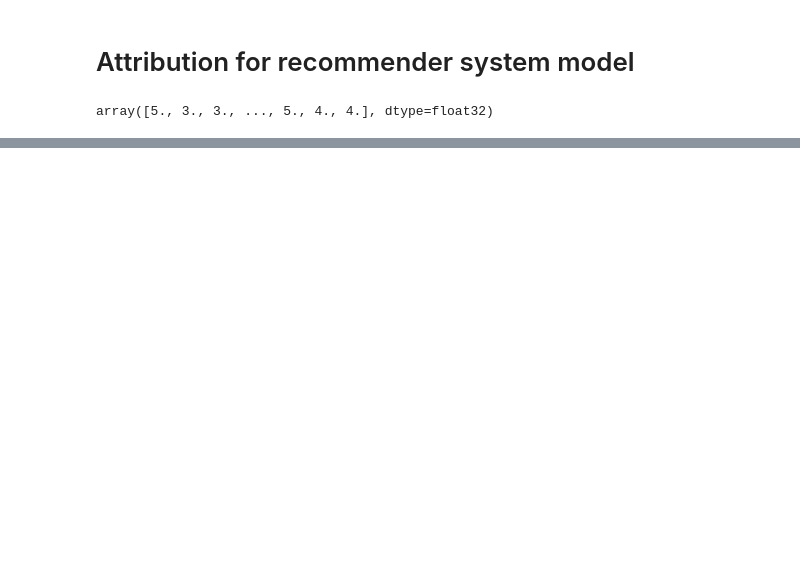
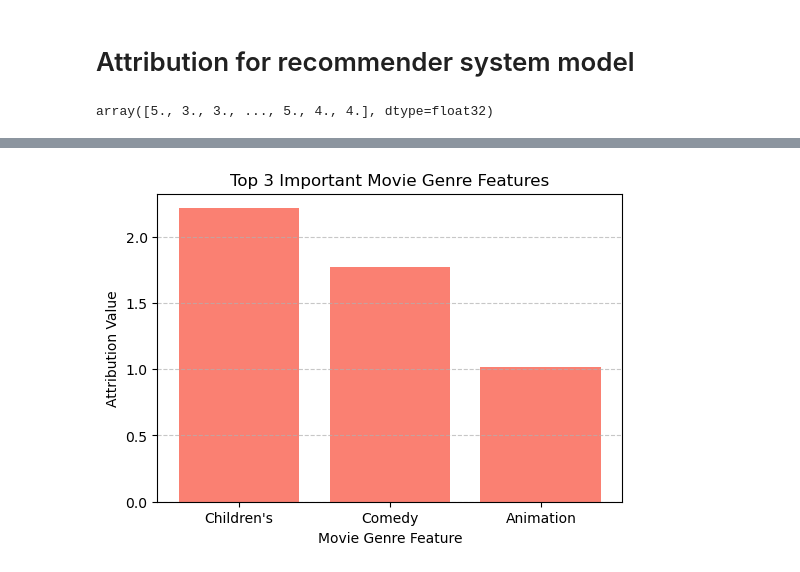
Before and after one commit to LangtianM/stat992_s25, a Jupyter notebook: hw1/ex1.ipynb, the cells around one changed output, grey strips where cells are left out. Drawn from its saved outputs; the diff is of its cells as text; code cells hidden in the pictures; blank space fills up the shorter version.

```diff
--- a/hw1/ex1.ipynb
+++ b/hw1/ex1.ipynb
@@ -125,0 +209,22 @@ train(model, data, adj_matrix, user_features, movie_features, epochs=5)
+# %%
+index_to_genre = {v: k for k, v in genre_mapping.items()}
+# 构造电影特征名称列表（注意：movie_features 的每一列对应一个流派）
+num_movie_features = movie_attr.shape[1]
+movie_feature_names = [index_to_genre[i] for i in range(num_movie_features)]
+
+# 取归因值的绝对值，以衡量每个特征的重要性
+abs_movie_attr = np.abs(movie_attr[0])
+# 选择归因值最大的三个索引（降序排列）
+top3_idx = np.argsort(abs_movie_attr)[-3:][::-1]
+top3_values = movie_attr[0][top3_idx]
+top3_labels = [movie_feature_names[i] for i in top3_idx]
+
+plt.figure(figsize=(6,4))
+plt.bar(top3_labels, top3_values, color='salmon')
+plt.xlabel("Movie Genre Feature")
+plt.ylabel("Attribution Value")
+plt.title("Top 3 Important Movie Genre Features")
+plt.grid(axis="y", linestyle="--", alpha=0.7)
+plt.show()
+# %% [output]
+[figure, added]
```
Also changed, not shown: parts of 7 cells of this notebook, 1 other file.
